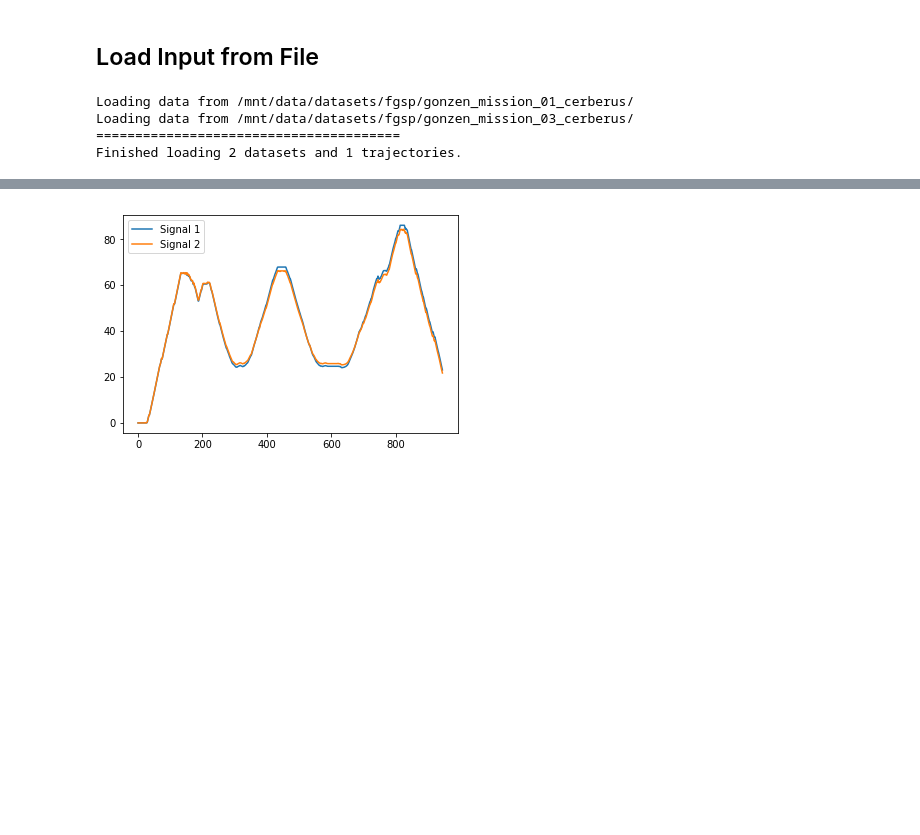
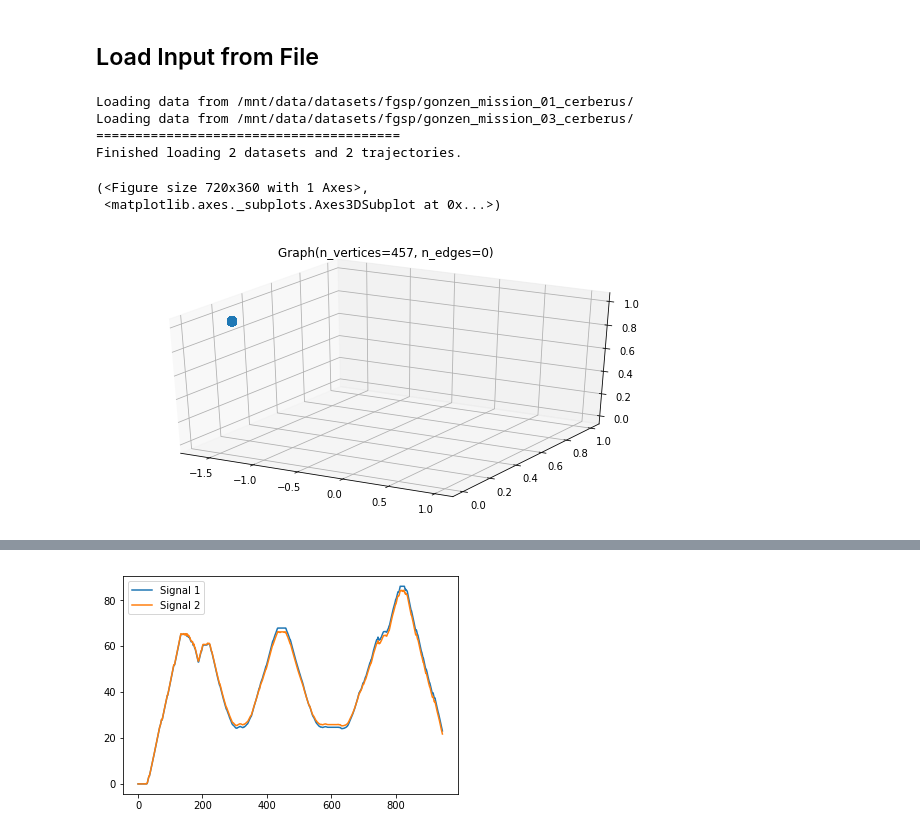
Before and after one commit to ethz-asl/fgsp, a Jupyter notebook: src/training_data_generation.ipynb, the cells around one changed output, grey strips where cells are left out. Cells and saved outputs as stored; diff of their text form; code cells hidden in the pictures; blank space fills up the shorter version.

```diff
--- a/src/training_data_generation.ipynb
+++ b/src/training_data_generation.ipynb
@@ -217,6 +219,8 @@ opt_signals = []
 est_signals = []
 opt_trajectory = []
 est_trajectory = []
+opt_graph_coords = []
+opt_graph_adj = []
 for ds in datasets:
     ds_path = dataroot + ds
     print(f'Loading data from {ds_path}')
@@ -224,6 +228,8 @@ for ds in datasets:
     opt_traj_path = ds_path + 'opt_trajectory.npy'
     est_signal_path = ds_path + 'est_signal.npy'
     est_traj_path = ds_path + 'est_trajectory.npy'
+    opt_graph_coords_path = ds_path + 'opt_graph_coords.npy'
+    opt_graph_adj_path = ds_path + 'opt_graph_adj.npy'
 
     if os.path.isfile(opt_signal_path) and os.path.isfile(est_signal_path):
         opt_signals.append(np.load(opt_signal_path))
@@ -233,6 +239,11 @@ for ds in datasets:
         opt_trajectory.append(np.load(opt_traj_path))
         est_trajectory.append(np.load(est_traj_path))
 
+    if os.path.isfile(opt_graph_coords_path) and os.path.isfile(opt_graph_adj_path):
+        opt_graph_coords.append(np.load(opt_graph_coords_path))
+        opt_graph_adj.append(np.load(opt_graph_adj_path))
+
+
 print(f'=======================================')
 n_datasets = len(opt_signals)
 n_trajectories = len(opt_trajectory)
@@ -243,4 +254,17 @@ print(f'Finished loading {n_datasets} datasets and {n_trajectories} trajectories
 Loading data from /mnt/data/datasets/fgsp/gonzen_mission_01_cerberus/
 Loading data from /mnt/data/datasets/fgsp/gonzen_mission_03_cerberus/
 =======================================
-Finished loading 2 datasets and 1 trajectories.
+Finished loading 2 datasets and 2 trajectories.
+# %%
+graph_per_dataset = []
+for i in range(0, n_datasets):
+    G = graphs.Graph(opt_graph_adj[i])
+    G.set_coordinates(opt_graph_coords[i])
+    G.compute_fourier_basis()
+    graph_per_dataset.append(G)
+
+graph_per_dataset[1].plot()
+# %% [output]
+(<Figure size 720x360 with 1 Axes>,
+ <matplotlib.axes._subplots.Axes3DSubplot at 0x...>)
+[figure, added]
```
Also changed, not shown: parts of 9 cells of this notebook, 8 other files.
